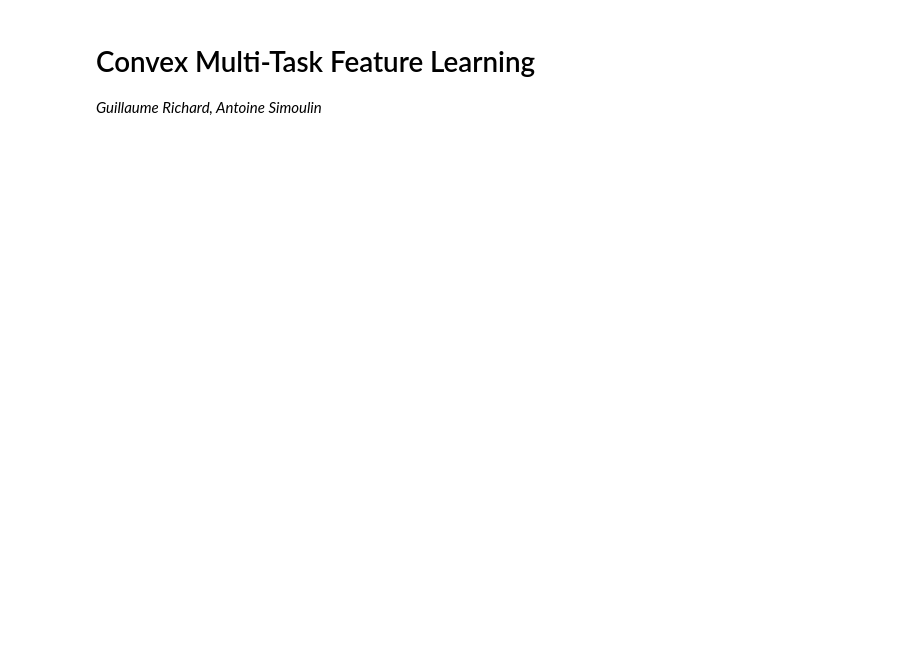
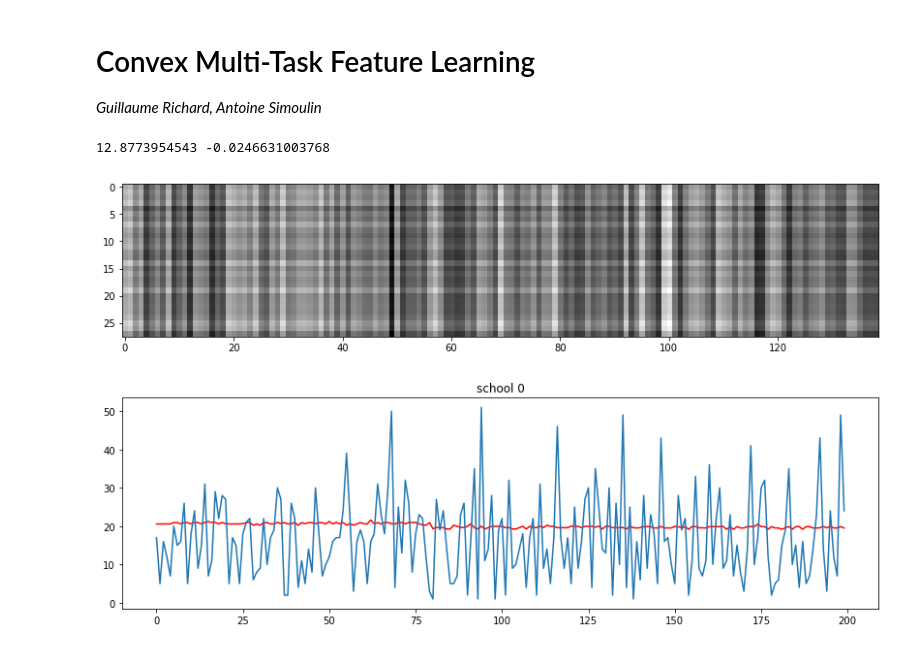
Before and after one commit to GRichard513/Convex-Multi-Task-Learning-, a Jupyter notebook: SGD.ipynb, the cells around one changed output. Saved outputs shown, nothing was run; the diff lists cells and outputs as text; code cells hidden in the pictures; blank space fills up the shorter version.

```diff
--- a/SGD.ipynb
+++ b/SGD.ipynb
@@ -94,3 +150,26 @@ class MLT_Task():
+# %%
+# test parameters
+X_train_list = [X_train[Tasks.tasks == t].values for t in Tasks.tasks.unique()]
+Y_train_list = [Y_train[Tasks.tasks == t].values[:,0] for t in Tasks.tasks.unique()]
+
+MLT_Task_test = MLT_Task(X_train_list, Y_train_list, N=28, n_epoch=10, l_rate=1e-5, verbose=0, penalization=True)
+A, U, val, pred, var = MLT_Task_test.algo_prox()
+print(val, var)
+# %% [output]
+12.8773954543 -0.0246631003768
+# %%
+fig, _ = plt.subplots(figsize=[14,8])
+plt.imshow(A.T,cmap='gray')
+plt.show()
+
+fig, _ = plt.subplots(figsize=[14,4])
+plt.plot(pred[0],'r')
+plt.plot(Y_train_list[0])
+plt.title('school 0')
+plt.show()
+# %% [output]
+[figure, added]
+[figure, added]
 # %%
 # test parameters
 X_train_list = [X_train[Tasks.tasks == t].values for t in Tasks.tasks.unique()]
```
Also changed, not shown: parts of 4 cells of this notebook.
